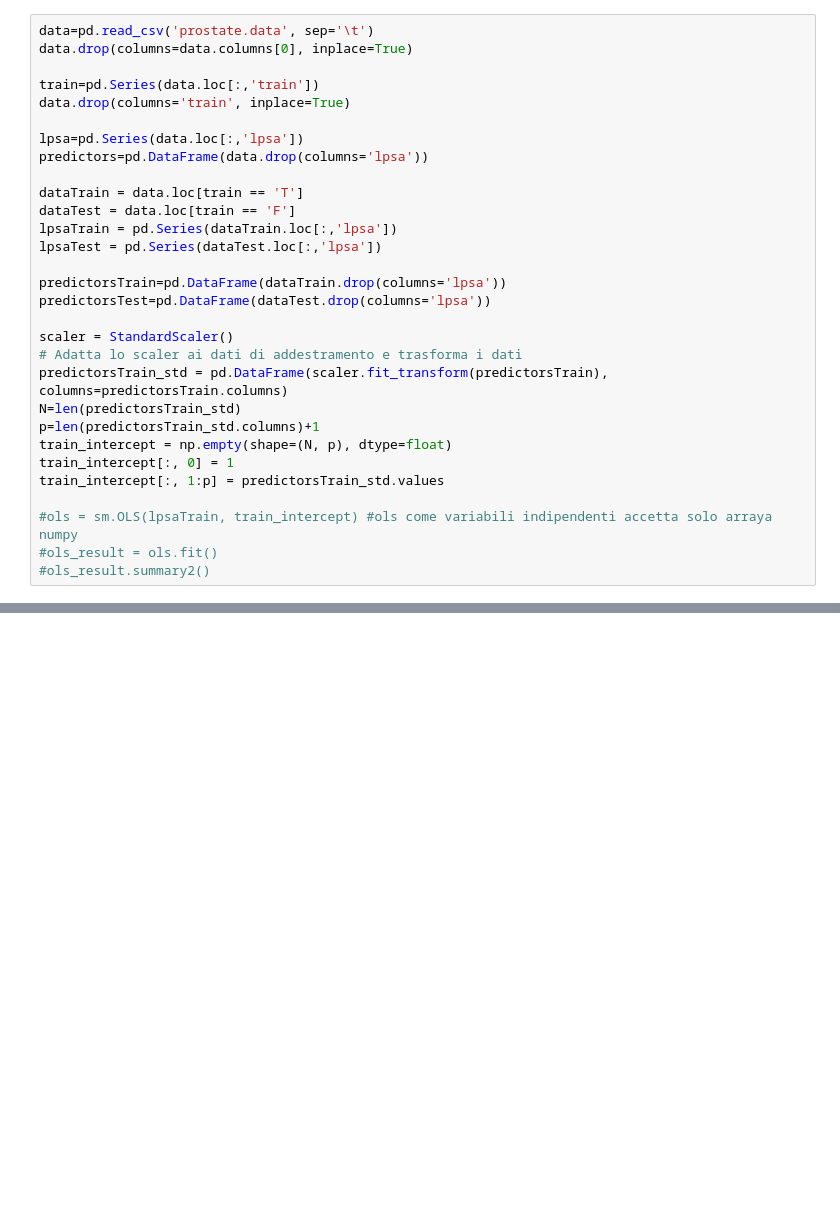
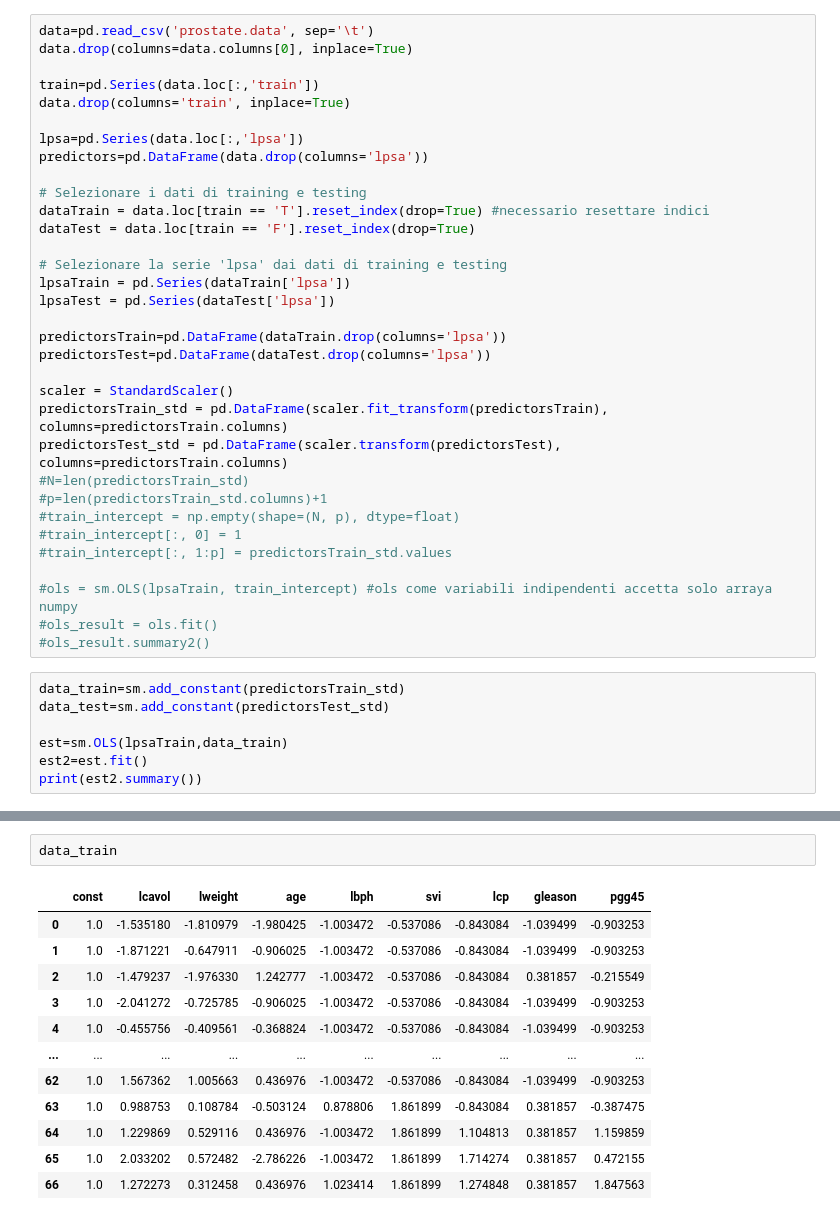
Before and after one commit to gonarec/statistical_learn, a Jupyter notebook: sl-ex3-prostatecancer-arragoni.ipynb, the cells around one changed output, grey strips where cells are left out. Drawn from its saved outputs; the diff is of its cells as text; blank space fills up the shorter version.

```diff
--- a/sl-ex3-prostatecancer-arragoni.ipynb
+++ b/sl-ex3-prostatecancer-arragoni.ipynb
@@ -17,23 +18,33 @@ data.drop(columns='train', inplace=True)
 lpsa=pd.Series(data.loc[:,'lpsa'])
 predictors=pd.DataFrame(data.drop(columns='lpsa'))
 
-dataTrain = data.loc[train == 'T']
-dataTest = data.loc[train == 'F']
-lpsaTrain = pd.Series(dataTrain.loc[:,'lpsa'])
-lpsaTest = pd.Series(dataTest.loc[:,'lpsa'])
+# Selezionare i dati di training e testing
+dataTrain = data.loc[train == 'T'].reset_index(drop=True) #necessario resettare indici
+dataTest = data.loc[train == 'F'].reset_index(drop=True)
+
+# Selezionare la serie 'lpsa' dai dati di training e testing
+lpsaTrain = pd.Series(dataTrain['lpsa'])
+lpsaTest = pd.Series(dataTest['lpsa'])
 
 predictorsTrain=pd.DataFrame(dataTrain.drop(columns='lpsa'))
 predictorsTest=pd.DataFrame(dataTest.drop(columns='lpsa'))
 
 scaler = StandardScaler()
-# Adatta lo scaler ai dati di addestramento e trasforma i dati
 predictorsTrain_std = pd.DataFrame(scaler.fit_transform(predictorsTrain), columns=predictorsTrain.columns)
-N=len(predictorsTrain_std)
-p=len(predictorsTrain_std.columns)+1
-train_intercept = np.empty(shape=(N, p), dtype=float)
-train_intercept[:, 0] = 1
-train_intercept[:, 1:p] = predictorsTrain_std.values
+predictorsTest_std = pd.DataFrame(scaler.transform(predictorsTest), columns=predictorsTrain.columns)
+#N=len(predictorsTrain_std)
+#p=len(predictorsTrain_std.columns)+1
+#train_intercept = np.empty(shape=(N, p), dtype=float)
+#train_intercept[:, 0] = 1
+#train_intercept[:, 1:p] = predictorsTrain_std.values
 
 #ols = sm.OLS(lpsaTrain, train_intercept) #ols come variabili indipendenti accetta solo arraya numpy
 #ols_result = ols.fit()
 #ols_result.summary2()
+# %%
+data_train=sm.add_constant(predictorsTrain_std)
+data_test=sm.add_constant(predictorsTest_std)
+
+est=sm.OLS(lpsaTrain,data_train)
+est2=est.fit()
+print(est2.summary())
@@ -54,0 +89,15 @@ models_parIs = [None] * nTotModels
+# %%
+data_train
+# %% [output]
+|  | const | lcavol | lweight | age | lbph | svi | lcp | gleason | pgg45 |
+| 0 | 1.0 | -1.535180 | -1.810979 | -1.980425 | -1.003472 | -0.537086 | -0.843084 | -1.039499 | -0.903253 |
+| 1 | 1.0 | -1.871221 | -0.647911 | -0.906025 | -1.003472 | -0.537086 | -0.843084 | -1.039499 | -0.903253 |
+| 2 | 1.0 | -1.479237 | -1.976330 | 1.242777 | -1.003472 | -0.537086 | -0.843084 | 0.381857 | -0.215549 |
+| 3 | 1.0 | -2.041272 | -0.725785 | -0.906025 | -1.003472 | -0.537086 | -0.843084 | -1.039499 | -0.903253 |
+| 4 | 1.0 | -0.455756 | -0.409561 | -0.368824 | -1.003472 | -0.537086 | -0.843084 | -1.039499 | -0.903253 |
+| ... | ... | ... | ... | ... | ... | ... | ... | ... | ... |
+| 62 | 1.0 | 1.567362 | 1.005663 | 0.436976 | -1.003472 | -0.537086 | -0.843084 | -1.039499 | -0.903253 |
+| 63 | 1.0 | 0.988753 | 0.108784 | -0.503124 | 0.878806 | 1.861899 | -0.843084 | 0.381857 | -0.387475 |
+| 64 | 1.0 | 1.229869 | 0.529116 | 0.436976 | -1.003472 | 1.861899 | 1.104813 | 0.381857 | 1.159859 |
+| 65 | 1.0 | 2.033202 | 0.572482 | -2.786226 | -1.003472 | 1.861899 | 1.714274 | 0.381857 | 0.472155 |
+| 66 | 1.0 | 1.272273 | 0.312458 | 0.436976 | 1.023414 | 1.861899 | 1.274848 | 0.381857 | 1.847563 |
```
Also changed, not shown: parts of 6 cells of this notebook.
